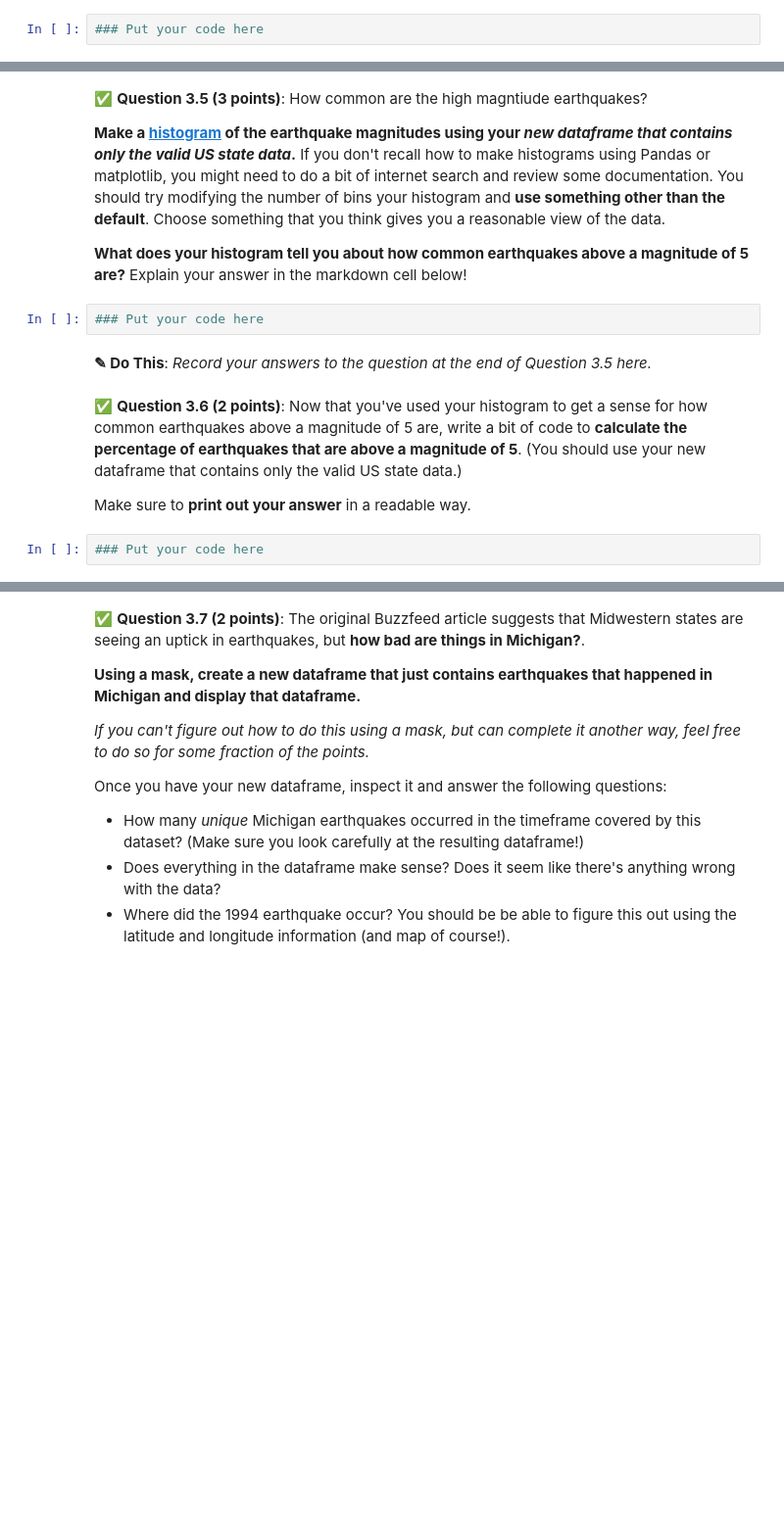
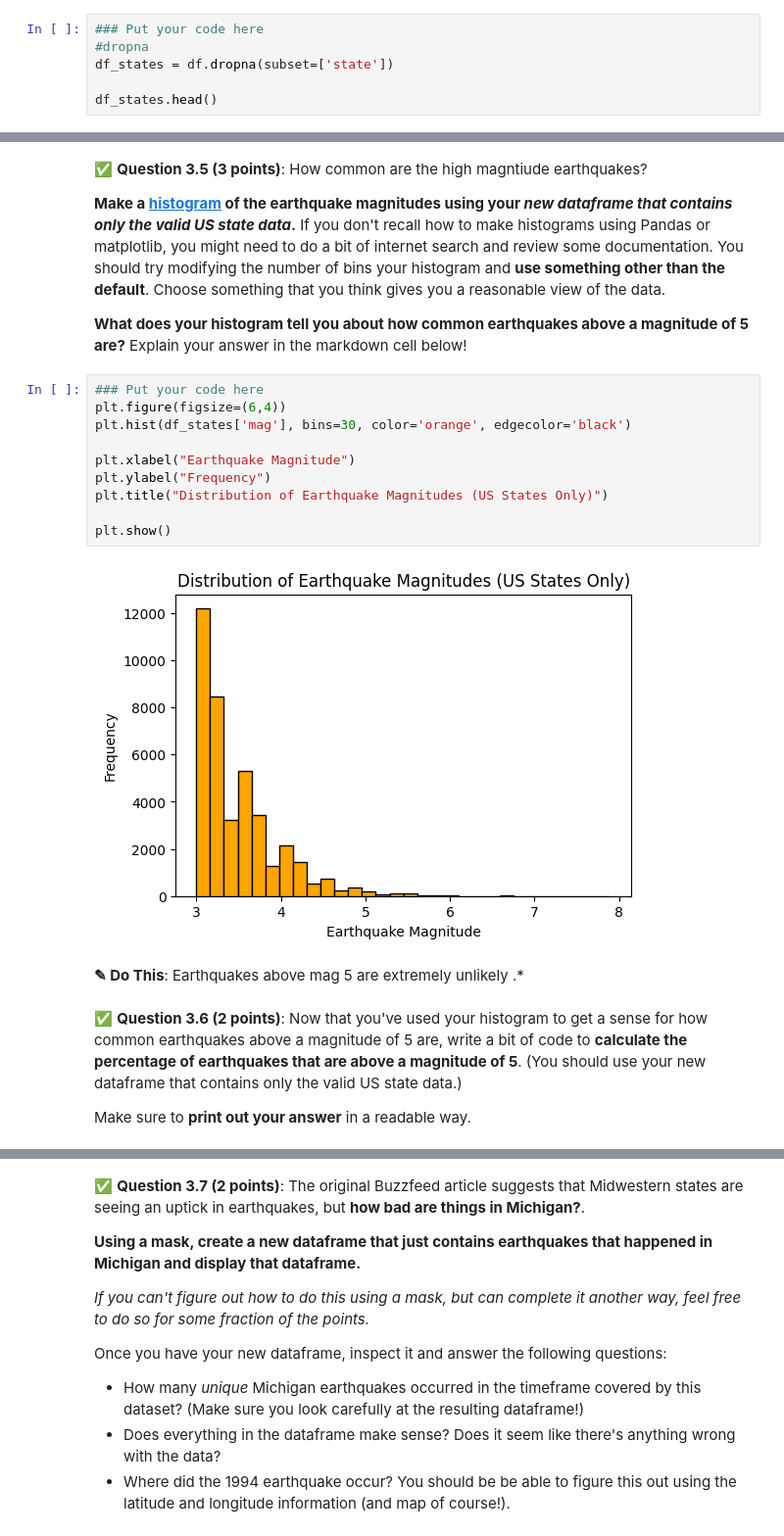
Before and after one commit to callewiss/CMSE202-s26-turnin, a Jupyter notebook: hw-01/HW-01_GitPracticeDebuggingPythonPackagesAndClasses-calvinlewis.ipynb, the cells around one changed output, grey strips where cells are left out. Shown at 98% size. Cells and saved outputs as stored; diff of their text form; blank space fills up the shorter version.

```diff
--- a/hw-01/HW-01_GitPracticeDebuggingPythonPackagesAndClasses-calvinlewis.ipynb
+++ b/hw-01/HW-01_GitPracticeDebuggingPythonPackagesAndClasses-calvinlewis.ipynb
@@ -378,3 +413,7 @@ Does the resulting plot meet your expectations? Is there anything that surprises
 **Use this function to create a new dataframe that only contains the rows with a valid entry in the `state` column.**
 # %%
 ### Put your code here
+#dropna
+df_states = df.dropna(subset=['state'])
+
+df_states.head()
@@ -384,13 +430,21 @@ Does the resulting plot meet your expectations? Is there anything that surprises
 **Make a [histogram](https://en.wikipedia.org/wiki/Histogram) of the earthquake magnitudes using your *new dataframe that contains only the valid US state data*.** If you don't recall how to make histograms using Pandas or matplotlib, you might need to do a bit of internet search and review some documentation. You should try modifying the number of bins your histogram and **use something other than the default**. Choose something that you think gives you a reasonable view of the data.
 
 **What does your histogram tell you about how common earthquakes above a magnitude of 5 are?** Explain your answer in the markdown cell below!
-# %%
-### Put your code here
+# %%
+### Put your code here
+plt.figure(figsize=(6,4))
+plt.hist(df_states['mag'], bins=30, color='orange', edgecolor='black')
+
+plt.xlabel("Earthquake Magnitude")
+plt.ylabel("Frequency")
+plt.title("Distribution of Earthquake Magnitudes (US States Only)")
+
+plt.show()
+# %% [output]
+[figure, added]
 # %% [markdown]
-**<font size=+3>&#9998;</font> Do This**: *Record your answers to the question at the end of Question 3.5 here.*
+**<font size=+3>&#9998;</font> Do This**: Earthquakes above mag 5 are extremely unlikely .*
 # %% [markdown]
 &#9989; **Question 3.6 (2 points)**: Now that you've used your histogram to get a sense for how common earthquakes above a magnitude of 5 are, write a bit of code to **calculate the percentage of earthquakes that are above a magnitude of 5**. (You should use your new dataframe that contains only the valid US state data.)
 
 Make sure to **print out your answer** in a readable way.
-# %%
-### Put your code here
```
Also changed, not shown: parts of 10 cells of this notebook.
